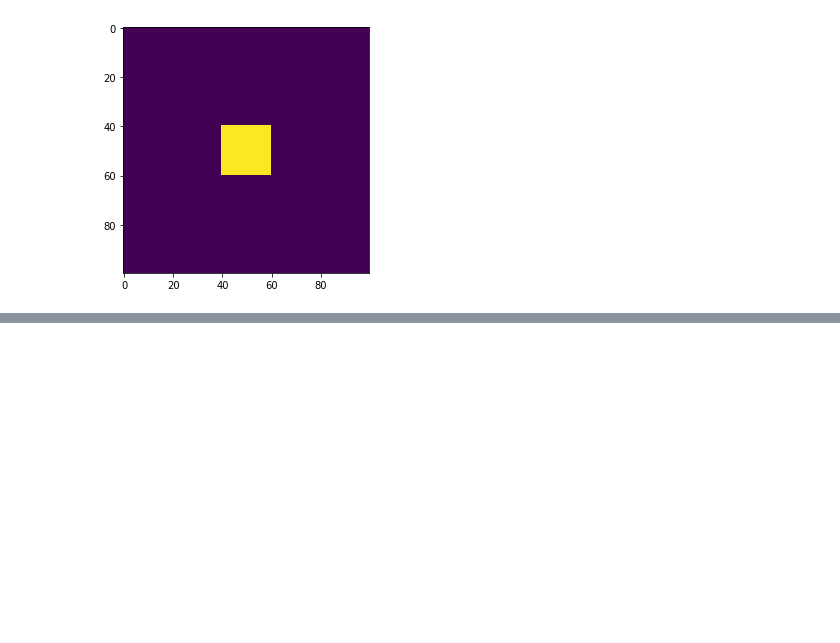
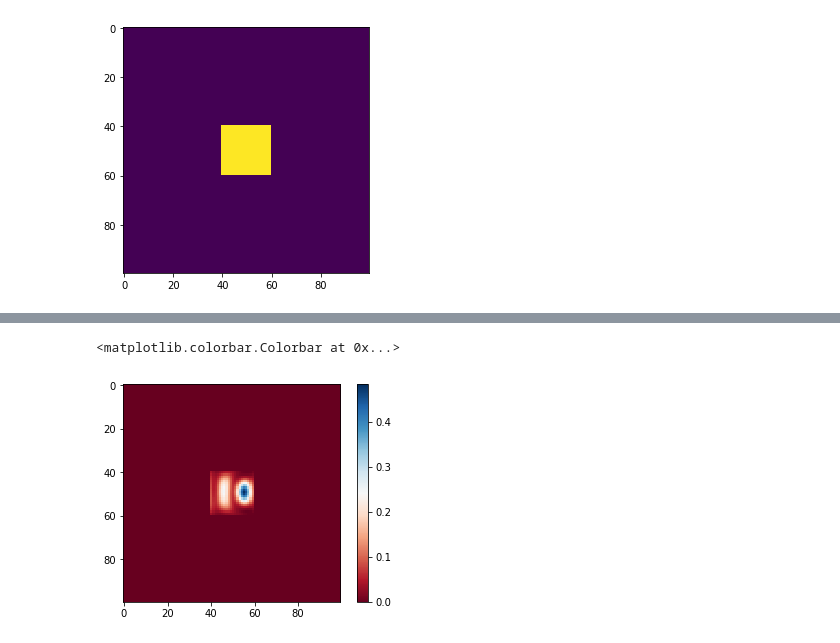
Before and after one commit to fancompute/angler, a Jupyter notebook: Main.ipynb, the cells around one changed output, grey strips where cells are left out. Saved outputs shown, nothing was run; the diff lists cells and outputs as text; code cells hidden in the pictures; blank space fills up the shorter version.

```diff
--- a/Main.ipynb
+++ b/Main.ipynb
@@ -170,0 +200,6 @@ plt.imshow(simulation.eps_r)
+# %%
+plt.imshow(np.real(kerr_nl_de(Eprev)*Eprev*nl_region), cmap='RdBu')
+plt.colorbar()
+# %% [output]
+<matplotlib.colorbar.Colorbar at 0x...>
+[figure, added]
```
Also changed, not shown: parts of 8 cells of this notebook, 1 other file.
